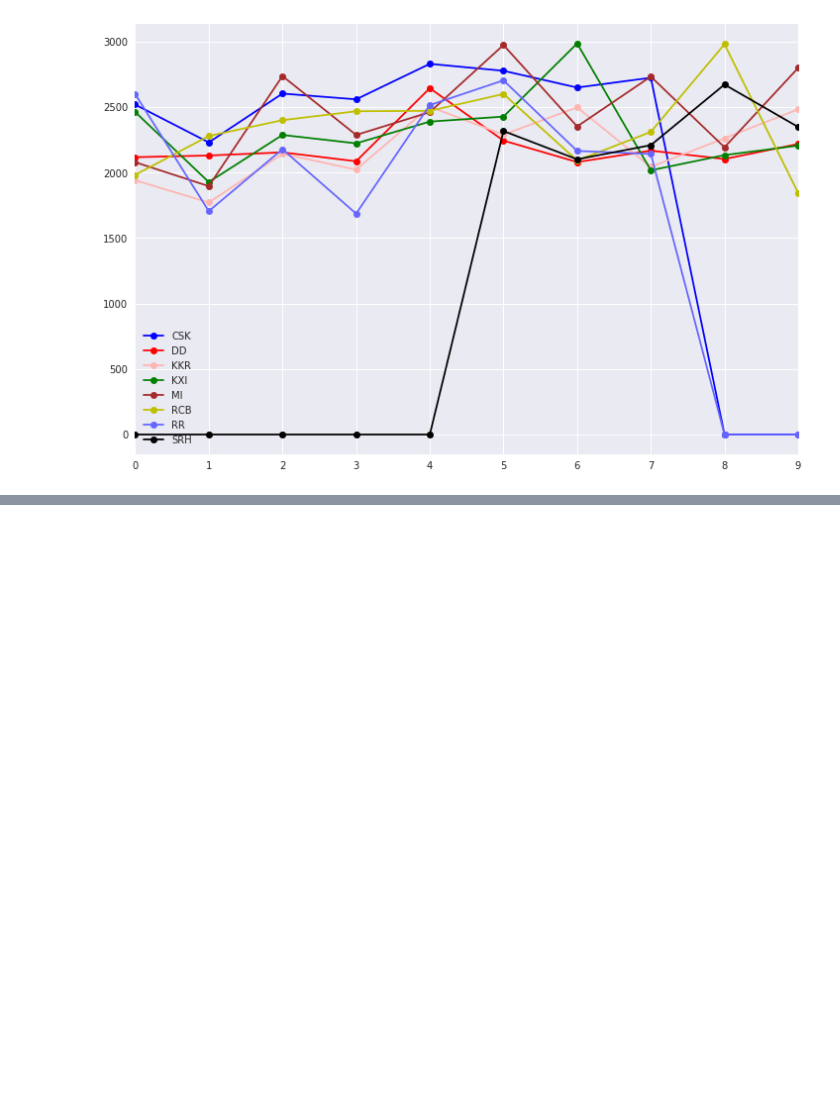
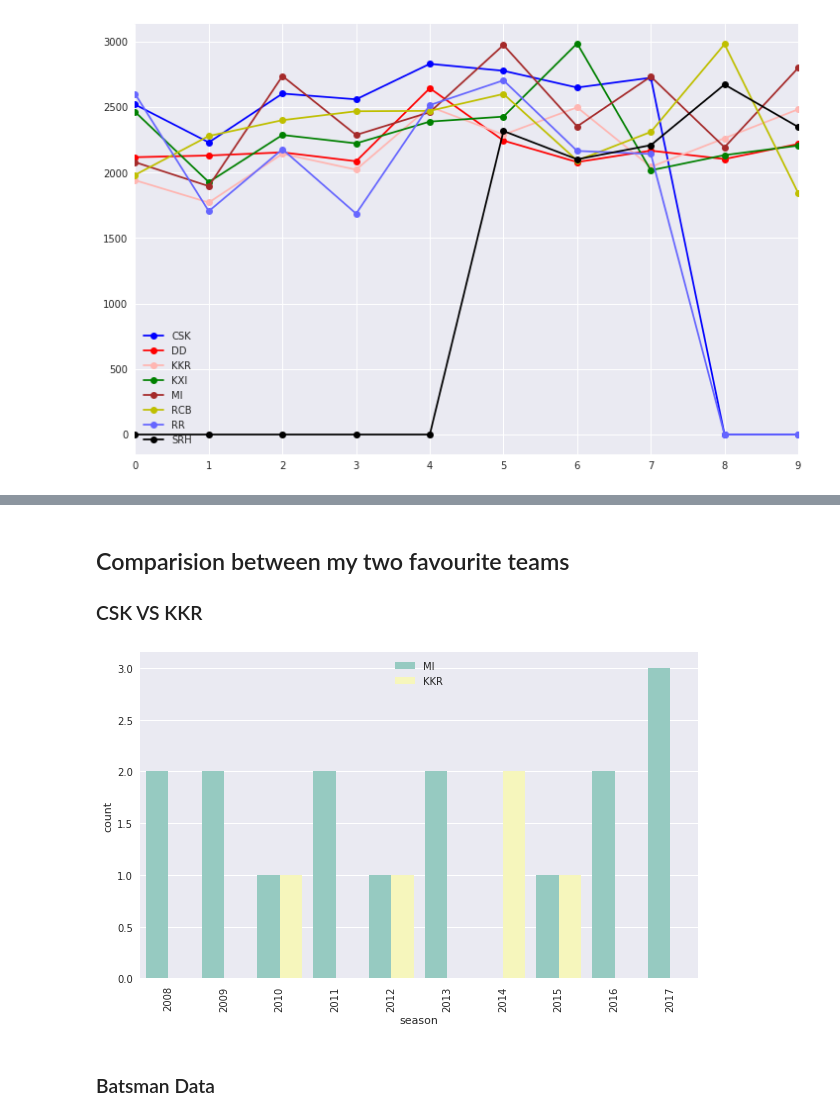
Before and after one commit to anupams97/-DataHack-Premier-League-Hackathon, a Jupyter notebook: Untitled.ipynb, the cells around one changed output, grey strips where cells are left out. Drawn from its saved outputs; the diff is of its cells as text; code cells hidden in the pictures; blank space fills up the shorter version.

```diff
--- a/Untitled.ipynb
+++ b/Untitled.ipynb
@@ -574,0 +555,15 @@ df1.head()
+# %% [markdown]
+## Comparision between my two favourite teams
+### CSK VS KKR
+# %%
+mt1=df3[((df3['team1_id']=='KKR')|(df3['team2_id']=='KKR'))&((df3['team1_id']=='MI')|(df3['team2_id']=='MI'))]
+sns.countplot(x='season', hue='winner',data=mt1,palette='Set3')
+plt.xticks(rotation='vertical')
+leg = plt.legend( loc = 'upper center')
+fig=plt.gcf()
+fig.set_size_inches(10,6)
+plt.show()
+# %% [output]
+[figure, added]
+# %% [markdown]
+### Batsman Data
```
Also changed, not shown: parts of 30 cells of this notebook.
